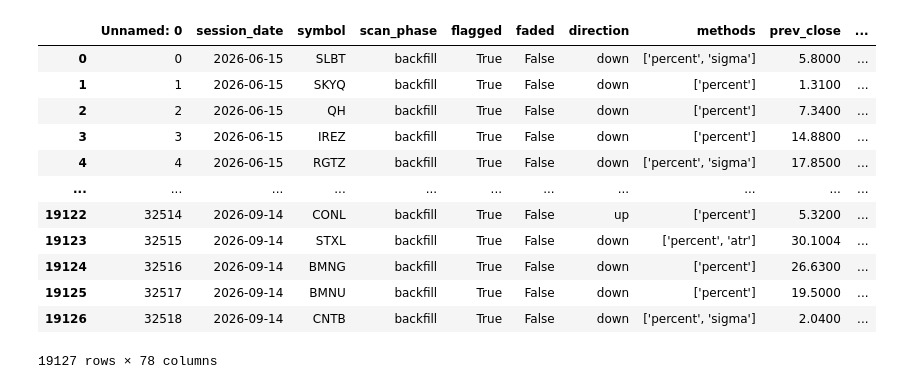
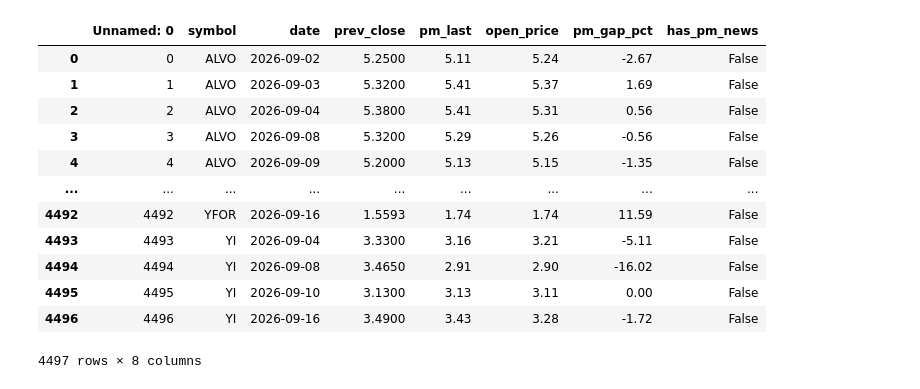
Before and after one commit to ausmartinez/Stocko2, a Jupyter notebook: Untitled.ipynb, the cells around one changed output. Saved outputs shown, nothing was run; the diff lists cells and outputs as text; code cells hidden in the pictures.

```diff
--- a/Untitled.ipynb
+++ b/Untitled.ipynb
@@ -4,17 +6,17 @@ import pandas as pd
 # %%
-dat = pd.read_csv('dat.csv')
+dat = pd.read_csv('gapper_test_2.csv')
 dat
 # %% [output]
-|  | Unnamed: 0 | session_date | symbol | scan_phase | flagged | faded | direction | methods | prev_close | ... |
-| 0 | 0 | 2026-06-15 | SLBT | backfill | True | False | down | ['percent', 'sigma'] | 5.8000 | ... |
-| 1 | 1 | 2026-06-15 | SKYQ | backfill | True | False | down | ['percent'] | 1.3100 | ... |
-| 2 | 2 | 2026-06-15 | QH | backfill | True | False | down | ['percent'] | 7.3400 | ... |
-| 3 | 3 | 2026-06-15 | IREZ | backfill | True | False | down | ['percent'] | 14.8800 | ... |
-| 4 | 4 | 2026-06-15 | RGTZ | backfill | True | False | down | ['percent', 'sigma'] | 17.8500 | ... |
-| ... | ... | ... | ... | ... | ... | ... | ... | ... | ... | ... |
-| 19122 | 32514 | 2026-09-14 | CONL | backfill | True | False | up | ['percent'] | 5.3200 | ... |
-| 19123 | 32515 | 2026-09-14 | STXL | backfill | True | False | down | ['percent', 'atr'] | 30.1004 | ... |
-| 19124 | 32516 | 2026-09-14 | BMNG | backfill | True | False | down | ['percent'] | 26.6300 | ... |
-| 19125 | 32517 | 2026-09-14 | BMNU | backfill | True | False | down | ['percent'] | 19.5000 | ... |
-| 19126 | 32518 | 2026-09-14 | CNTB | backfill | True | False | down | ['percent', 'sigma'] | 2.0400 | ... |
+|  | Unnamed: 0 | symbol | date | prev_close | pm_last | open_price | pm_gap_pct | has_pm_news |
+| 0 | 0 | ALVO | 2026-09-02 | 5.2500 | 5.11 | 5.24 | -2.67 | False |
+| 1 | 1 | ALVO | 2026-09-03 | 5.3200 | 5.41 | 5.37 | 1.69 | False |
+| 2 | 2 | ALVO | 2026-09-04 | 5.3800 | 5.41 | 5.31 | 0.56 | False |
+| 3 | 3 | ALVO | 2026-09-08 | 5.3200 | 5.29 | 5.26 | -0.56 | False |
+| 4 | 4 | ALVO | 2026-09-09 | 5.2000 | 5.13 | 5.15 | -1.35 | False |
+| ... | ... | ... | ... | ... | ... | ... | ... | ... |
+| 4492 | 4492 | YFOR | 2026-09-16 | 1.5593 | 1.74 | 1.74 | 11.59 | False |
+| 4493 | 4493 | YI | 2026-09-04 | 3.3300 | 3.16 | 3.21 | -5.11 | False |
+| 4494 | 4494 | YI | 2026-09-08 | 3.4650 | 2.91 | 2.90 | -16.02 | False |
+| 4495 | 4495 | YI | 2026-09-10 | 3.1300 | 3.13 | 3.11 | 0.00 | False |
+| 4496 | 4496 | YI | 2026-09-16 | 3.4900 | 3.43 | 3.28 | -1.72 | False |
-19127 rows × 78 columns
+4497 rows × 8 columns
```
Also changed, not shown: parts of 23 cells of this notebook, 25 other files.
